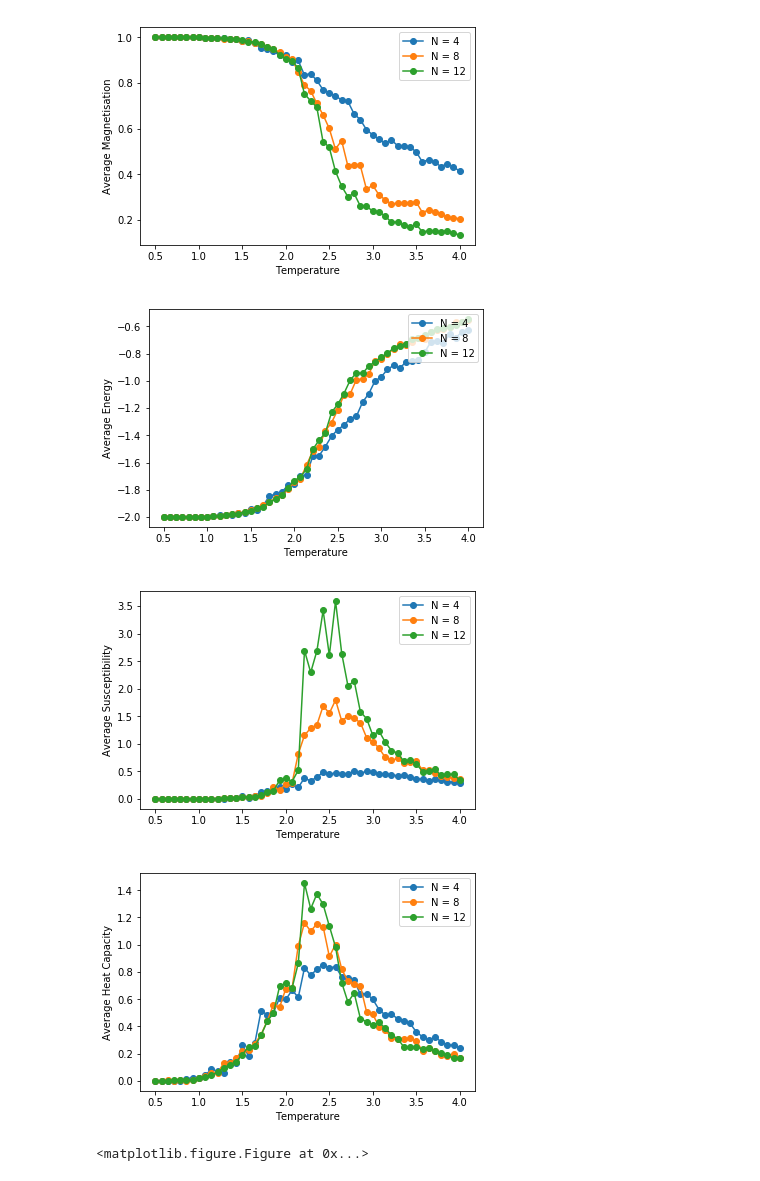
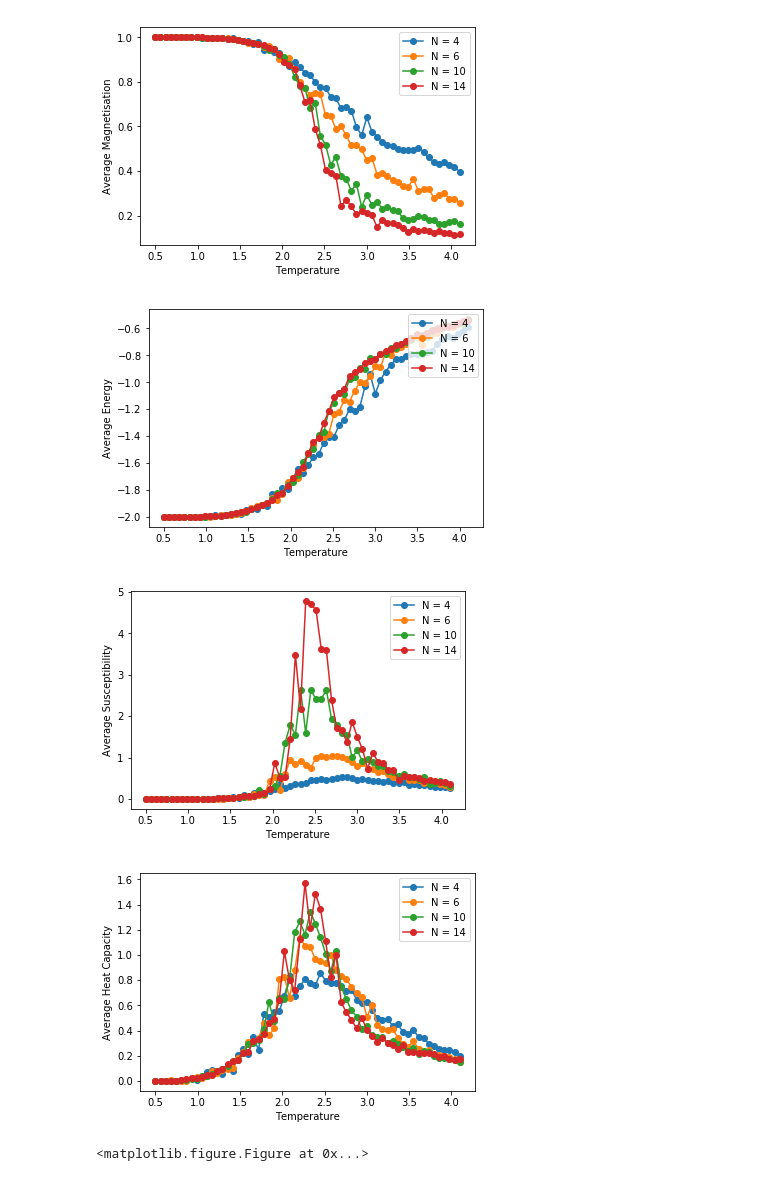
Before and after one commit to dovinhanhnguyen/Part_II_Computational_Exercises, a Jupyter notebook: project/project-dvan2.ipynb, the cells around one changed output. Saved outputs shown, nothing was run; the diff lists cells and outputs as text; code cells hidden in the pictures.

Commit message:
Now only need to run the experiment one

```diff
--- a/project/project-dvan2.ipynb
+++ b/project/project-dvan2.ipynb
@@ -107,22 +107,23 @@ def calculate_derivative_thermodynamic_average(data, N_range, T_range, power_of_
     return var
 # %%
 # Function to plot thermodynamic variable against temperature
-def plot_temperature_dependence(data, N_range, T_range, yname):
-    for N_index in range(len(N_range)):
-        plt.plot(T_range,data[N_index,:],'-o',label='N = {0}'.format(N_range[N_index]))
+def plot_temperature_dependence(data, N_range, N_index_range, T_range, T_index_range, yname):
+    for N_index in N_index_range:
+        plt.plot(T_range[T_index_range[0]:(T_index_range[-1]+1)],data[N_index,T_index_range[0]:(T_index_range[-1]+1)],'-o',label='N = {0}'.format(N_range[N_index]))
+        # +1 to include last element
     plt.legend(loc='upper right')
     plt.xlabel('Temperature')
     plt.ylabel(yname)
-    plt.savefig('plots/{0} vs Temperature {1}.png'.format(yname,N_range[N_index]))
+    plt.savefig('plots/{0} vs Temperature from {1:.3f} to {2:.3f}.png'.format(yname,T_range[T_index_range[0]],T_range[T_index_range[-1]]))
     plt.figure()
 # %%
 # Investigate time evolution
 # Set parameters
-Ns = [4, 8, 12]
+Ns = [4, 6, 10, 14]
 J = 1.0
 H = 0.0
-Ts = [0.5, 2.269, 4.0]
-sweeps = 2000
+Ts = np.linspace(0.5,4.1,60) # T=2.269 will be at Ts[29]
+sweeps = 4000
 
 # Run the experiment
 magnetisation, energy, magnetisation_per_site, energy_per_site = Metropolis_algorithm(Ns,J,H,Ts,sweeps)
@@ -158,12 +163 @@ plot_time_series(energy_per_site,Ns,Ts,'Energy per site')
 <matplotlib.figure.Figure at 0x...>
-# %%
-# Investigate temperature dependence
-# Set parameters
-Ns = [4, 8, 12]
-J = 1.0
-H = 0.0
-Ts = np.linspace(0.5,4.0,50)
-sweeps = 2000
-
-# Run the experiment
-magnetisation, energy, magnetisation_per_site, energy_per_site = Metropolis_algorithm(Ns,J,H,Ts,sweeps)
@@ -188,6 +164,6 @@ N = 12, T = 4.0, sweep = 1900
 # %%
 # Calculate thermodynamic variables
-equilibrating_sweeps = 1000
+equilibrating_sweeps = 3000
 
 average_magnetisation = calculate_thermodynamic_variable(np.abs(magnetisation),Ns,Ts,equilibrating_sweeps)
 average_energy = calculate_thermodynamic_variable(energy,Ns,Ts,equilibrating_sweeps)
@@ -195,13 +171,15 @@ average_susceptibility = calculate_derivative_thermodynamic_average(np.abs(magne
 average_heat_capacity = calculate_derivative_thermodynamic_average(energy,Ns,Ts,2,equilibrating_sweeps)
 # %%
 # Plot thermodynamic variables
-plot_temperature_dependence(average_magnetisation,Ns,Ts,'Average Magnetisation')
-plot_temperature_dependence(average_energy,Ns,Ts,'Average Energy')
-plot_temperature_dependence(average_susceptibility,Ns,Ts,'Average Susceptibility')
-plot_temperature_dependence(average_heat_capacity,Ns,Ts,'Average Heat Capacity')
+N_indices = range(len(Ns))
+T_indices = range(len(Ts))
+plot_temperature_dependence(average_magnetisation,Ns,N_indices,Ts,T_indices,'Average Magnetisation')
+plot_temperature_dependence(average_energy,Ns,N_indices,Ts,T_indices,'Average Energy')
+plot_temperature_dependence(average_susceptibility,Ns,N_indices,Ts,T_indices,'Average Susceptibility')
+plot_temperature_dependence(average_heat_capacity,Ns,N_indices,Ts,T_indices,'Average Heat Capacity')
 # %% [output]
-[figure, old version]
+[figure, new version]
-[figure, old version]
+[figure, new version]
-[figure, old version]
+[figure, new version]
-[figure, old version]
+[figure, new version]
 <matplotlib.figure.Figure at 0x...>
```
Also changed, not shown: parts of 5 cells of this notebook, 18 other files.
